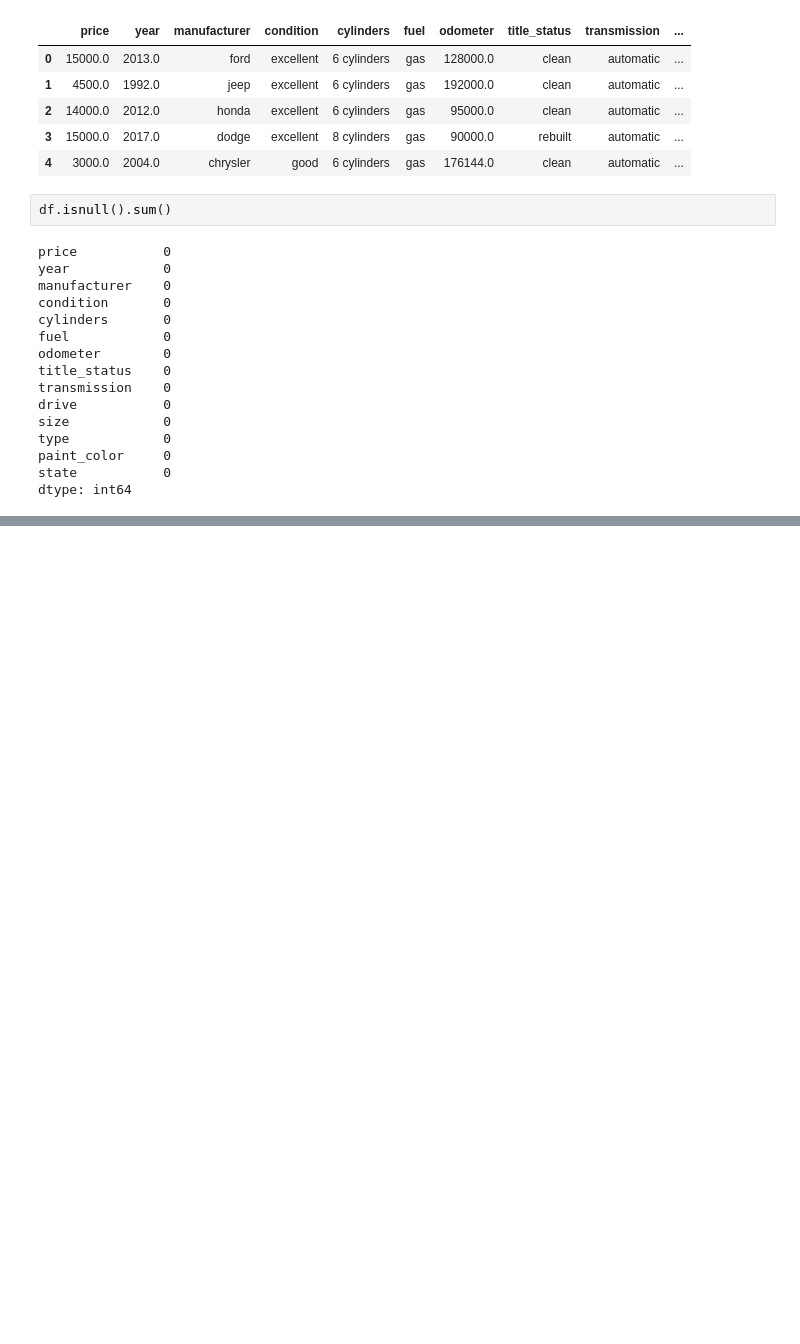
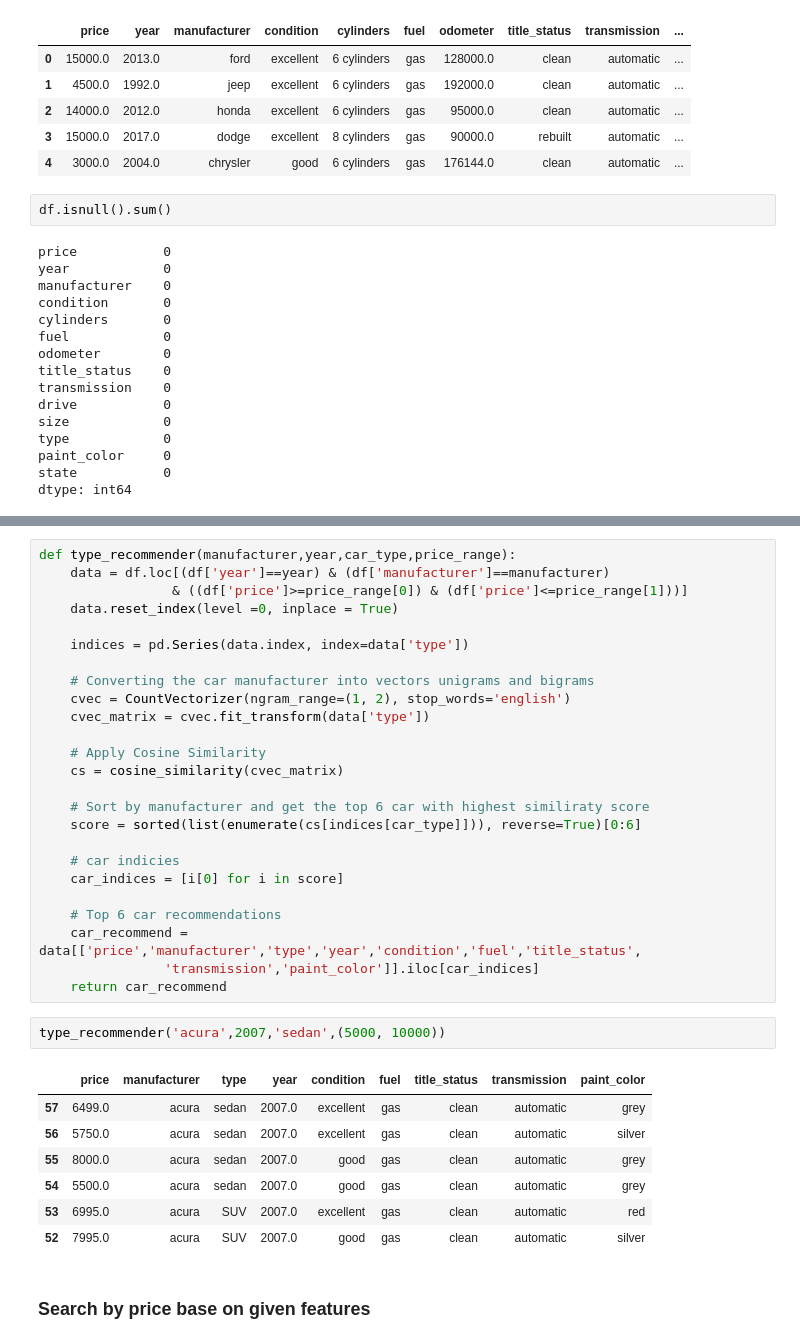
Before and after one commit to tkhong95/used_car, a Jupyter notebook: 03_recommender.ipynb, the cells around one changed output, grey strips where cells are left out. Saved outputs shown, nothing was run; the diff lists cells and outputs as text; blank space fills up the shorter version.

```diff
--- a/03_recommender.ipynb
+++ b/03_recommender.ipynb
@@ -131,3 +94,40 @@ def recommender(manufacturer,year,car_type,price_range):
+# %%
+def type_recommender(manufacturer,year,car_type,price_range):
+    data = df.loc[(df['year']==year) & (df['manufacturer']==manufacturer)
+                 & ((df['price']>=price_range[0]) & (df['price']<=price_range[1]))]
+    data.reset_index(level =0, inplace = True)
+
+    indices = pd.Series(data.index, index=data['type'])
+
+    # Converting the car manufacturer into vectors unigrams and bigrams
+    cvec = CountVectorizer(ngram_range=(1, 2), stop_words='english')
+    cvec_matrix = cvec.fit_transform(data['type'])
+
+    # Apply Cosine Similarity
+    cs = cosine_similarity(cvec_matrix)
+
+    # Sort by manufacturer and get the top 6 car with highest similiraty score
+    score = sorted(list(enumerate(cs[indices[car_type]])), reverse=True)[0:6]
+
+    # car indicies
+    car_indices = [i[0] for i in score]
+
+    # Top 6 car recommendations
+    car_recommend = data[['price','manufacturer','type','year','condition','fuel','title_status',
+                'transmission','paint_color']].iloc[car_indices]
+    return car_recommend
+# %%
+type_recommender('acura',2007,'sedan',(5000, 10000))
+# %% [output]
+|  | price | manufacturer | type | year | condition | fuel | title_status | transmission | paint_color |
+| 57 | 6499.0 | acura | sedan | 2007.0 | excellent | gas | clean | automatic | grey |
+| 56 | 5750.0 | acura | sedan | 2007.0 | excellent | gas | clean | automatic | silver |
+| 55 | 8000.0 | acura | sedan | 2007.0 | good | gas | clean | automatic | grey |
+| 54 | 5500.0 | acura | sedan | 2007.0 | good | gas | clean | automatic | grey |
+| 53 | 6995.0 | acura | SUV | 2007.0 | excellent | gas | clean | automatic | red |
+| 52 | 7995.0 | acura | SUV | 2007.0 | good | gas | clean | automatic | silver |
+# %% [markdown]
+### Search by price base on given features
 # %%
 def price_recommender(price_range):
     data = df.loc[(df['price']>=price_range[0]) & (df['price']<=price_range[1])]
```
Also changed, not shown: parts of 20 cells of this notebook, 5 other files.
